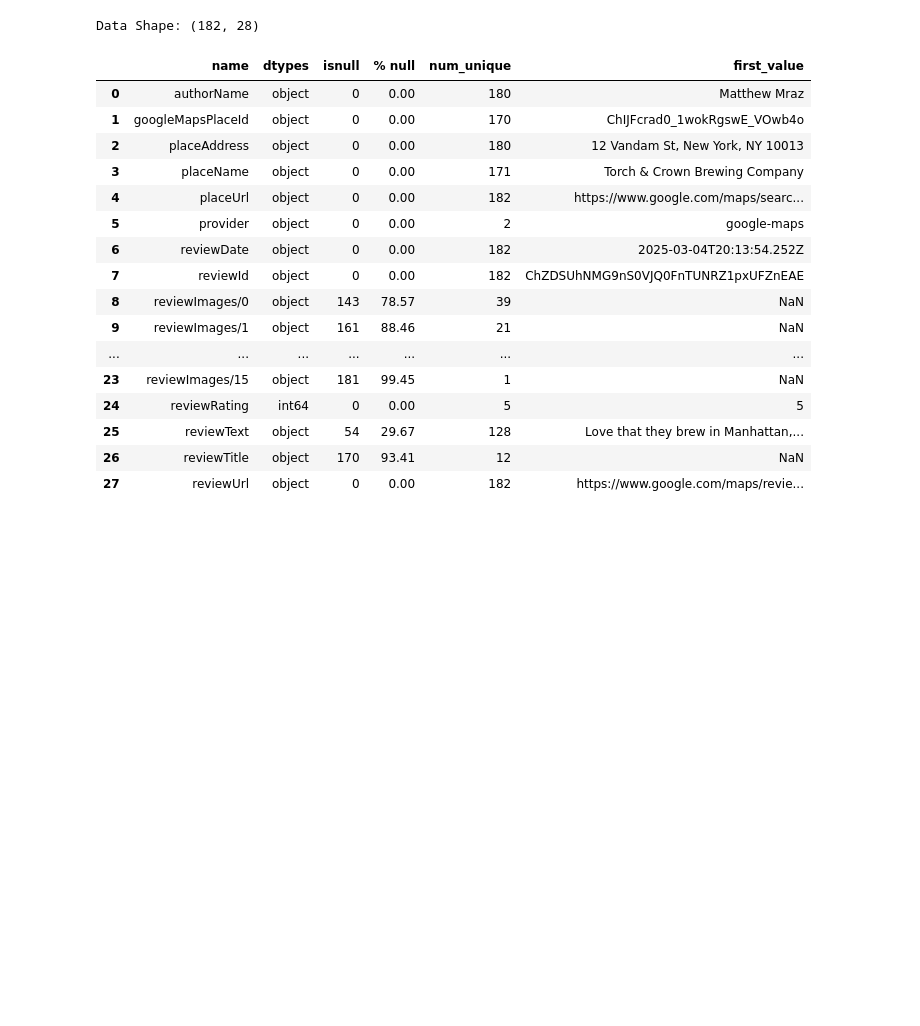
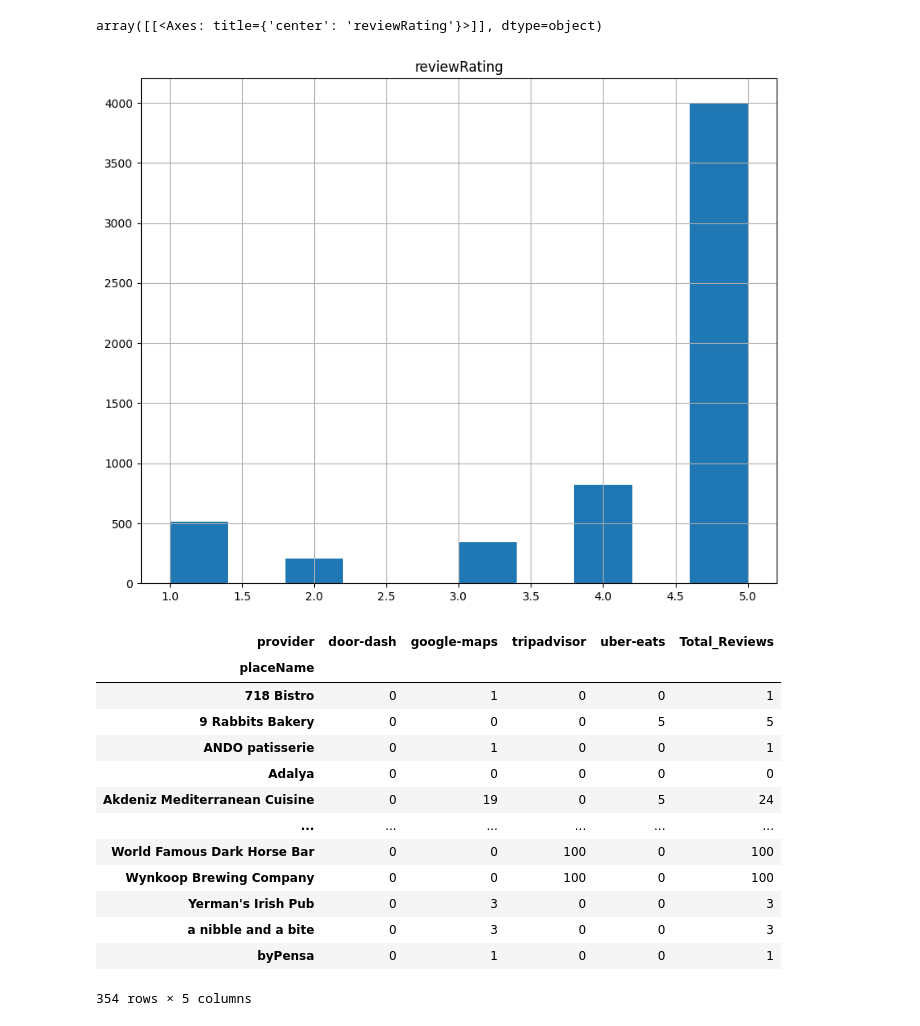
Before and after one commit to gen-git-26/Rreview_Analyzer, a Jupyter notebook: notebooks/eda.ipynb, the cells around one changed output. Cells and saved outputs as stored; diff of their text form; code cells hidden in the pictures; blank space fills up the shorter version.

```diff
--- a/notebooks/eda.ipynb
+++ b/notebooks/eda.ipynb
@@ -13,0 +8,6 @@ data.head(5)
+# %%
+data_1 = pd.read_csv('../data/data_1.csv')
+data_2 = pd.read_csv('../data/data_2.csv')
+data_3 = pd.read_csv('../data/data_5.csv')
+data_4 = pd.read_csv('../data/data_6.csv')
+data_5 = pd.read_csv('../data/data_7.csv')
@@ -14,3 +16,6 @@ data.head(5)
+# %%
+frames = [data_1, data_2, data_3, data_4, data_5]
+data = pd.concat(frames)
 # %%
 def df_info(df):
     print(f"Data Shape: {df.shape}")
@@ -25,0 +53,3 @@ def df_info(df):
+# %%
+
+df = data.copy()
@@ -25,0 +58,6 @@ def df_info(df):
+# %%
+# Drop columns with less than 10 imaged
+for num in range(12, 28):
+    name_column = f"reviewImages/{num}"
+    if name_column in df.columns:
+        df.drop(name_column, axis=1, inplace=True)
@@ -25,0 +104,5 @@ def df_info(df):
+# %%
+df.hist(figsize=(10,8))
+# %% [output]
+array([[<Axes: title={'center': 'reviewRating'}>]], dtype=object)
+[figure, added]
@@ -26,21 +130,17 @@ def df_info(df):
 # %%
-df_info(data)
+create_place_review_pivot(data)
 # %% [output]
+| provider | door-dash | google-maps | tripadvisor | uber-eats | Total_Reviews |
+| placeName |  |  |  |  |  |
+| 718 Bistro | 0 | 1 | 0 | 0 | 1 |
+| 9 Rabbits Bakery | 0 | 0 | 0 | 5 | 5 |
+| ANDO patisserie | 0 | 1 | 0 | 0 | 1 |
+| Adalya | 0 | 0 | 0 | 0 | 0 |
+| Akdeniz Mediterranean Cuisine | 0 | 19 | 0 | 5 | 24 |
+| ... | ... | ... | ... | ... | ... |
+| World Famous Dark Horse Bar | 0 | 0 | 100 | 0 | 100 |
+| Wynkoop Brewing Company | 0 | 0 | 100 | 0 | 100 |
+| Yerman's Irish Pub | 0 | 3 | 0 | 0 | 3 |
+| a nibble and a bite | 0 | 3 | 0 | 0 | 3 |
+| byPensa | 0 | 1 | 0 | 0 | 1 |
-Data Shape: (182, 28)
+354 rows × 5 columns
-|  | name | dtypes | isnull | % null | num_unique | first_value |
-| 0 | authorName | object | 0 | 0.00 | 180 | Matthew Mraz |
-| 1 | googleMapsPlaceId | object | 0 | 0.00 | 170 | ChIJFcrad0_1wokRgswE_VOwb4o |
-| 2 | placeAddress | object | 0 | 0.00 | 180 | 12 Vandam St, New York, NY 10013 |
-| 3 | placeName | object | 0 | 0.00 | 171 | Torch & Crown Brewing Company |
-| 4 | placeUrl | object | 0 | 0.00 | 182 | https://www.google.com/maps/searc... |
-| 5 | provider | object | 0 | 0.00 | 2 | google-maps |
-| 6 | reviewDate | object | 0 | 0.00 | 182 | 2025-03-04T20:13:54.252Z |
-| 7 | reviewId | object | 0 | 0.00 | 182 | ChZDSUhNMG9nS0VJQ0FnTUNRZ1pxUFZnEAE |
-| 8 | reviewImages/0 | object | 143 | 78.57 | 39 | NaN |
-| 9 | reviewImages/1 | object | 161 | 88.46 | 21 | NaN |
-| ... | ... | ... | ... | ... | ... | ... |
-| 23 | reviewImages/15 | object | 181 | 99.45 | 1 | NaN |
-| 24 | reviewRating | int64 | 0 | 0.00 | 5 | 5 |
-| 25 | reviewText | object | 54 | 29.67 | 128 | Love that they brew in Manhattan,... |
-| 26 | reviewTitle | object | 170 | 93.41 | 12 | NaN |
-| 27 | reviewUrl | object | 0 | 0.00 | 182 | https://www.google.com/maps/revie... |
```
Also changed, not shown: parts of 18 cells of this notebook.
